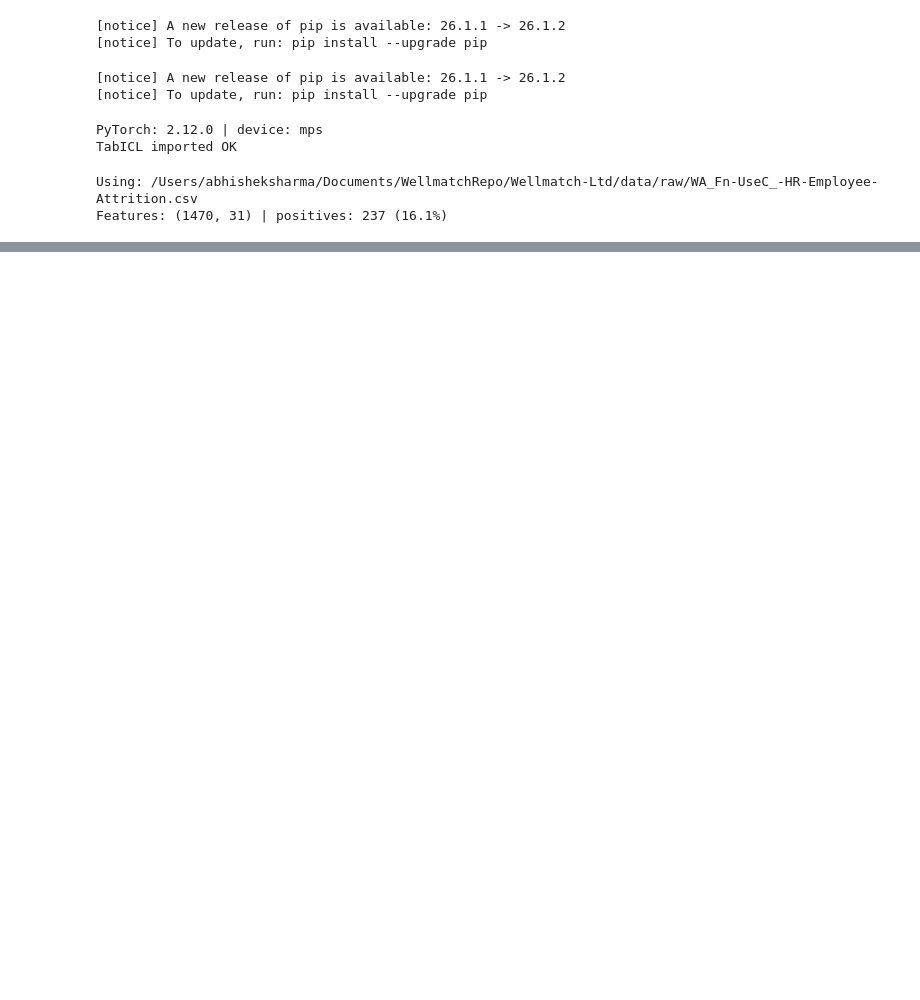
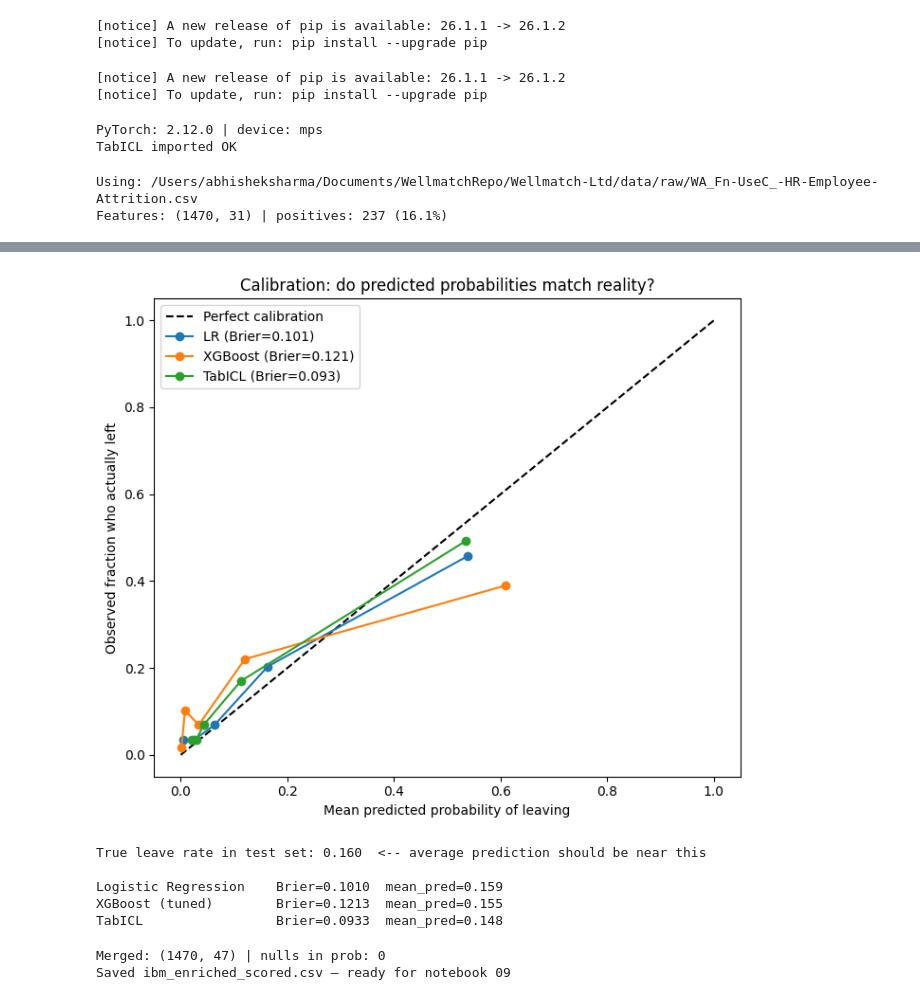
Before and after one commit to Abhi4091-art/Wellmatch-Ltd, a Jupyter notebook: notebooks/08_model_comparison.ipynb, the cells around one changed output, grey strips where cells are left out. Saved outputs shown, nothing was run; the diff lists cells and outputs as text; code cells hidden in the pictures; blank space fills up the shorter version.

```diff
--- a/notebooks/08_model_comparison.ipynb
+++ b/notebooks/08_model_comparison.ipynb
@@ -141,0 +175,39 @@ Checkpoint 'tabicl-classifier-v2-20260212.ckpt' not cached.
+# %%
+from sklearn.calibration import calibration_curve
+from sklearn.metrics import brier_score_loss
+
+fig, ax = plt.subplots(figsize=(7, 6))
+ax.plot([0, 1], [0, 1], 'k--', label='Perfect calibration')
+for name, p in [("LR", p_lr), ("XGBoost", p_xgb), ("TabICL", p_tab)]:
+    frac_pos, mean_pred = calibration_curve(yte, p, n_bins=5, strategy='quantile')
+    ax.plot(mean_pred, frac_pos, marker='o',
+            label=f"{name} (Brier={brier_score_loss(yte, p):.3f})")
+ax.set_xlabel("Mean predicted probability of leaving")
+ax.set_ylabel("Observed fraction who actually left")
+ax.set_title("Calibration: do predicted probabilities match reality?")
+ax.legend()
+plt.tight_layout()
+plt.savefig(PROJECT_ROOT/"outputs"/"figures"/"calibration_comparison.png", dpi=150, bbox_inches='tight')
+plt.show()
+
+print(f"True leave rate in test set: {yte.mean():.3f}  <-- average prediction should be near this\n")
+for name, p in [("Logistic Regression", p_lr), ("XGBoost (tuned)", p_xgb), ("TabICL", p_tab)]:
+    print(f"{name:22s} Brier={brier_score_loss(yte, p):.4f}  mean_pred={p.mean():.3f}")
+# %% [output]
+[figure, added]
+True leave rate in test set: 0.160  <-- average prediction should be near this
+
+Logistic Regression    Brier=0.1010  mean_pred=0.159
+XGBoost (tuned)        Brier=0.1213  mean_pred=0.155
+TabICL                 Brier=0.0933  mean_pred=0.148
+# %%
+# Local — attach TabICL leaving-probability to the enriched dataset
+enr  = pd.read_csv(PROJECT_ROOT/"data"/"processed"/"ibm_enriched.csv")
+prob = pd.read_csv(PROJECT_ROOT/"data"/"processed"/"tabicl_oof_probs_all.csv")
+enr  = enr.merge(prob[['EmployeeNumber','p_leave_tabicl']], on='EmployeeNumber', how='left')
+print("Merged:", enr.shape, "| nulls in prob:", enr['p_leave_tabicl'].isna().sum())
+enr.to_csv(PROJECT_ROOT/"data"/"processed"/"ibm_enriched_scored.csv", index=False)
+print("Saved ibm_enriched_scored.csv — ready for notebook 09")
+# %% [output]
+Merged: (1470, 47) | nulls in prob: 0
+Saved ibm_enriched_scored.csv — ready for notebook 09
```
Also changed, not shown: parts of 5 cells of this notebook, 1 other file.
